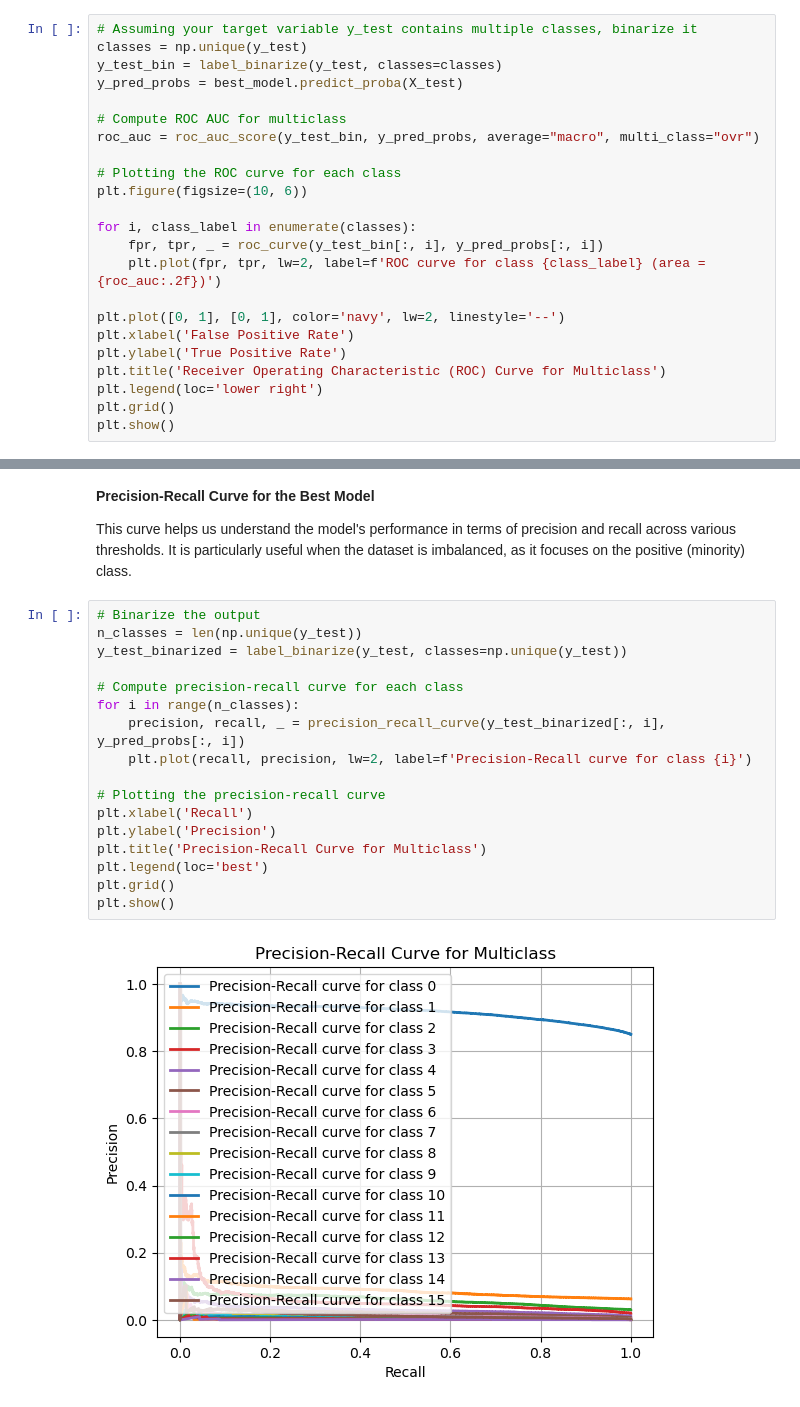
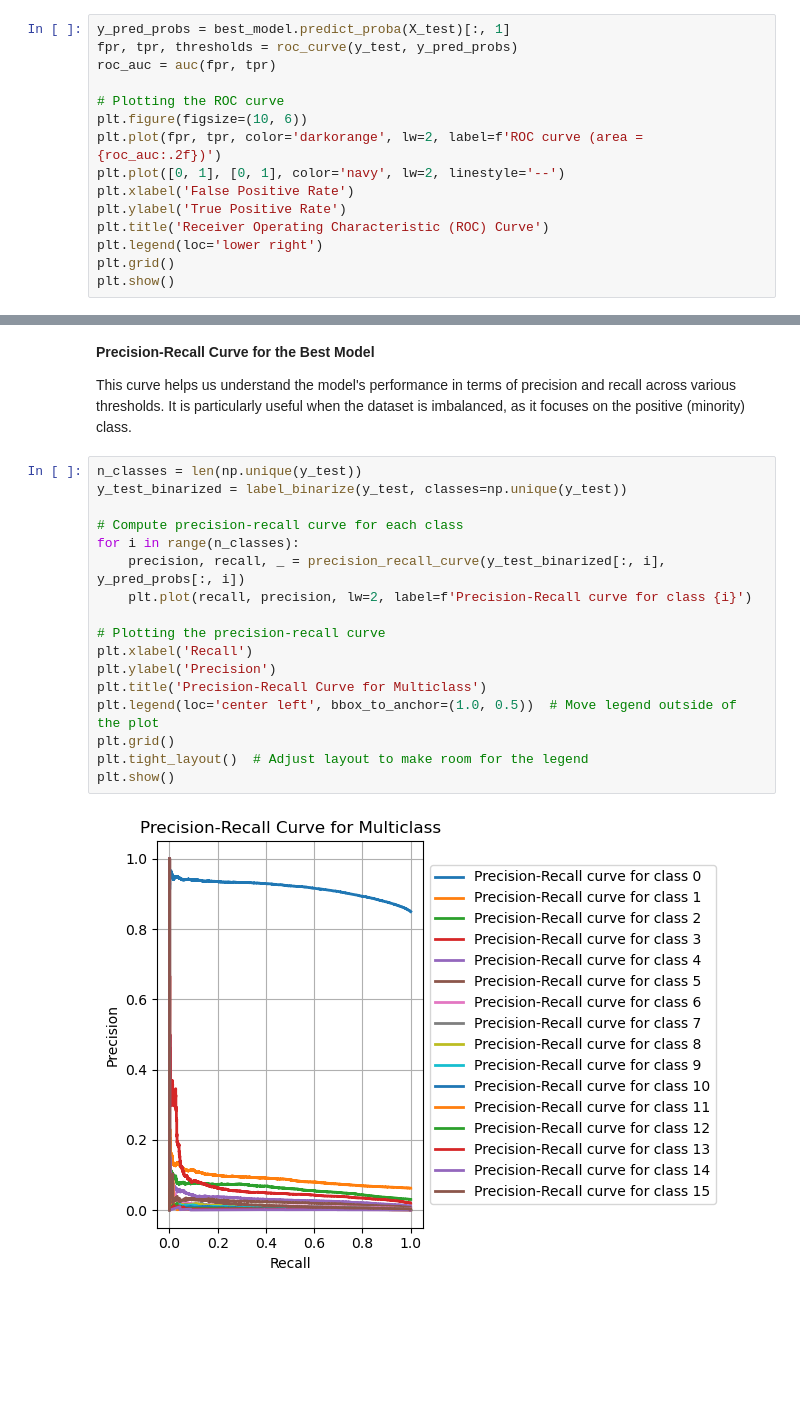
Before and after one commit to JadenLing/Heritage-Health-Prize, a Jupyter notebook: notebooks/xgboost_model.ipynb, the cells around one changed output, grey strips where cells are left out. Cells and saved outputs as stored; diff of their text form; blank space fills up the shorter version.

```diff
--- a/notebooks/xgboost_model.ipynb
+++ b/notebooks/xgboost_model.ipynb
@@ -323,25 +193,17 @@ This plot visualizes the performance of the final XGBoost model using the Receiv
 
 A higher area under the ROC curve indicates a better-performing model.
 # %%
-# Assuming your target variable y_test contains multiple classes, binarize it
-classes = np.unique(y_test)
-y_test_bin = label_binarize(y_test, classes=classes)
-y_pred_probs = best_model.predict_proba(X_test)
+y_pred_probs = best_model.predict_proba(X_test)[:, 1]
+fpr, tpr, thresholds = roc_curve(y_test, y_pred_probs)
+roc_auc = auc(fpr, tpr)
 
-# Compute ROC AUC for multiclass
-roc_auc = roc_auc_score(y_test_bin, y_pred_probs, average="macro", multi_class="ovr")
-
-# Plotting the ROC curve for each class
+# Plotting the ROC curve
 plt.figure(figsize=(10, 6))
-
-for i, class_label in enumerate(classes):
-    fpr, tpr, _ = roc_curve(y_test_bin[:, i], y_pred_probs[:, i])
-    plt.plot(fpr, tpr, lw=2, label=f'ROC curve for class {class_label} (area = {roc_auc:.2f})')
-
+plt.plot(fpr, tpr, color='darkorange', lw=2, label=f'ROC curve (area = {roc_auc:.2f})')
 plt.plot([0, 1], [0, 1], color='navy', lw=2, linestyle='--')
 plt.xlabel('False Positive Rate')
 plt.ylabel('True Positive Rate')
-plt.title('Receiver Operating Characteristic (ROC) Curve for Multiclass')
+plt.title('Receiver Operating Characteristic (ROC) Curve')
 plt.legend(loc='lower right')
 plt.grid()
 plt.show()
@@ -352,21 +230,21 @@ plt.show()
 
 This curve helps us understand the model's performance in terms of precision and recall across various thresholds. It is particularly useful when the dataset is imbalanced, as it focuses on the positive (minority) class.
 # %%
-# Binarize the output
 n_classes = len(np.unique(y_test))
 y_test_binarized = label_binarize(y_test, classes=np.unique(y_test))
 
 # Compute precision-recall curve for each class
 for i in range(n_classes):
     precision, recall, _ = precision_recall_curve(y_test_binarized[:, i], y_pred_probs[:, i])
     plt.plot(recall, precision, lw=2, label=f'Precision-Recall curve for class {i}')
 
 # Plotting the precision-recall curve
 plt.xlabel('Recall')
 plt.ylabel('Precision')
 plt.title('Precision-Recall Curve for Multiclass')
-plt.legend(loc='best')
+plt.legend(loc='center left', bbox_to_anchor=(1.0, 0.5))  # Move legend outside of the plot
 plt.grid()
+plt.tight_layout()  # Adjust layout to make room for the legend
 plt.show()
 # %% [output]
-[figure, old version]
+[figure, new version]
```
Also changed, not shown: parts of 16 cells of this notebook.
